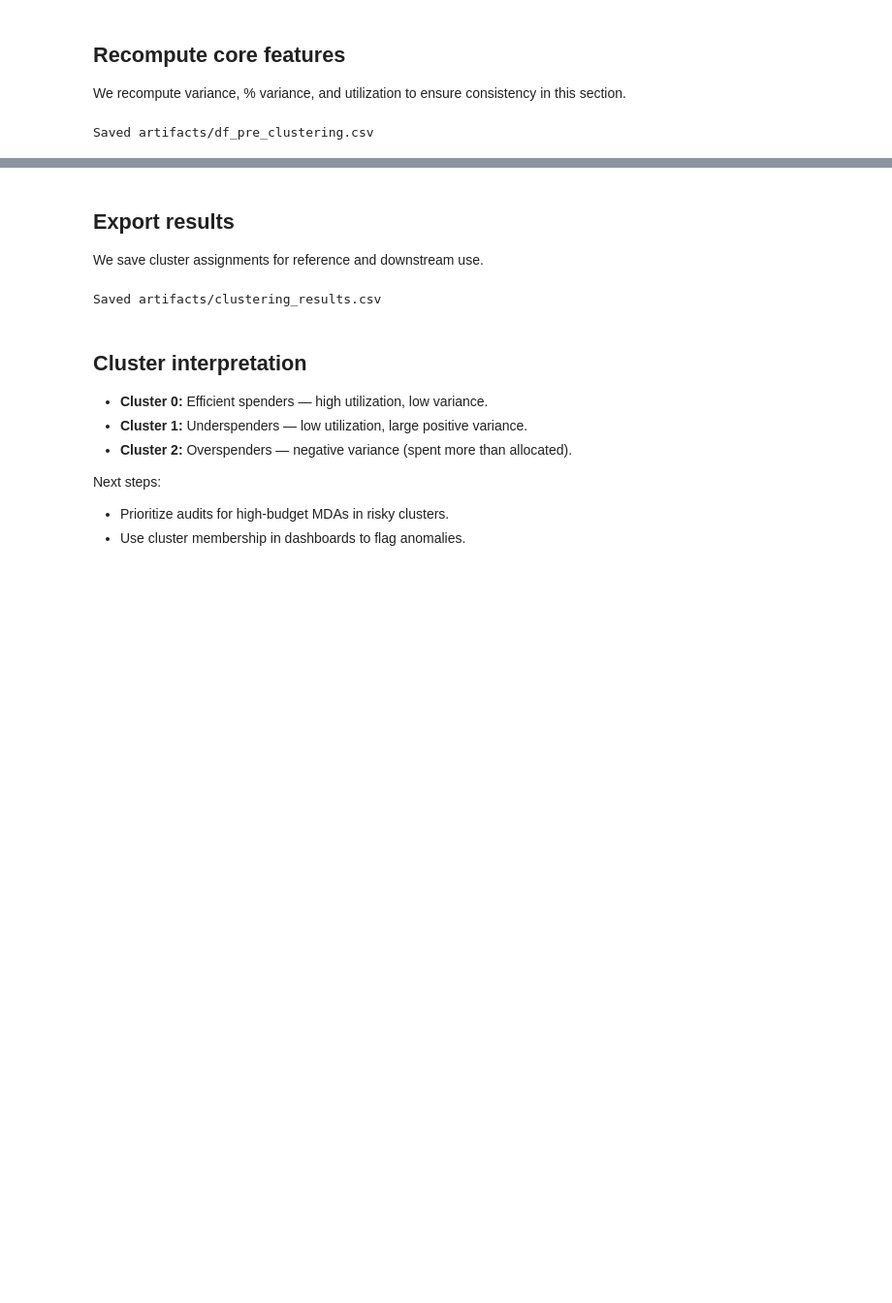
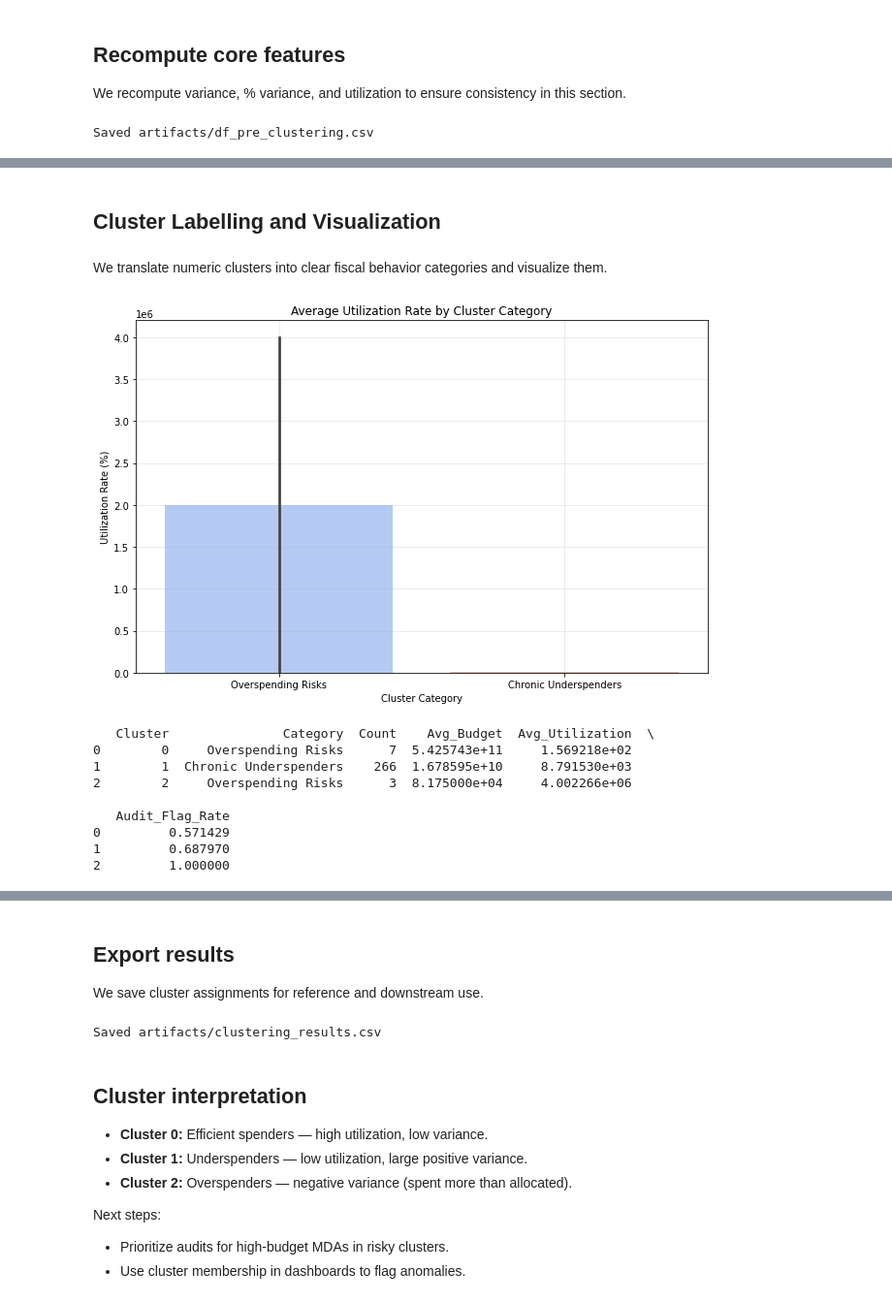
Before and after one commit to Sydney-Were/Analysis-of-National-Government-Ministries-Departments-and-Agencies-Budget-Data, a Jupyter notebook: Analysis.ipynb, the cells around one changed output, grey strips where cells are left out. Shown at 97% size. Cells and saved outputs as stored; diff of their text form; code cells hidden in the pictures; blank space fills up the shorter version.

```diff
--- a/Analysis.ipynb
+++ b/Analysis.ipynb
@@ -811,0 +823,36 @@ plt.show()
+# %% [markdown]
+## Cluster Labelling and Visualization
+# %% [markdown]
+We translate numeric clusters into clear fiscal behavior categories and visualize them.
+# %%
+def cluster_label(row):
+    if row['Avg_Utilization'] > 95 and abs(row['Avg_Variance']) < 0.05 * row['Avg_Budget']:
+        return "Efficient Executors"
+    elif row['Avg_Variance'] > 0:
+        return "Chronic Underspenders"
+    else:
+        return "Overspending Risks"
+
+cluster_summary['Category'] = cluster_summary.apply(cluster_label, axis=1)
+
+plt.figure(figsize=(9,6))
+sns.barplot(data=cluster_summary, x='Category', y='Avg_Utilization', palette='coolwarm')
+plt.title('Average Utilization Rate by Cluster Category')
+plt.ylabel('Utilization Rate (%)')
+plt.xlabel('Cluster Category')
+plt.grid(alpha=0.3)
+plt.tight_layout()
+plt.show()
+
+print(cluster_summary[['Cluster','Category','Count','Avg_Budget','Avg_Utilization','Audit_Flag_Rate']])
+# %% [output]
+[figure, added]
+   Cluster               Category  Count    Avg_Budget  Avg_Utilization  \
+0        0     Overspending Risks      7  5.425743e+11     1.569218e+02
+1        1  Chronic Underspenders    266  1.678595e+10     8.791530e+03
+2        2     Overspending Risks      3  8.175000e+04     4.002266e+06
+
+   Audit_Flag_Rate
+0         0.571429
+1         0.687970
+2         1.000000
```
Also changed, not shown: parts of 28 cells of this notebook.
